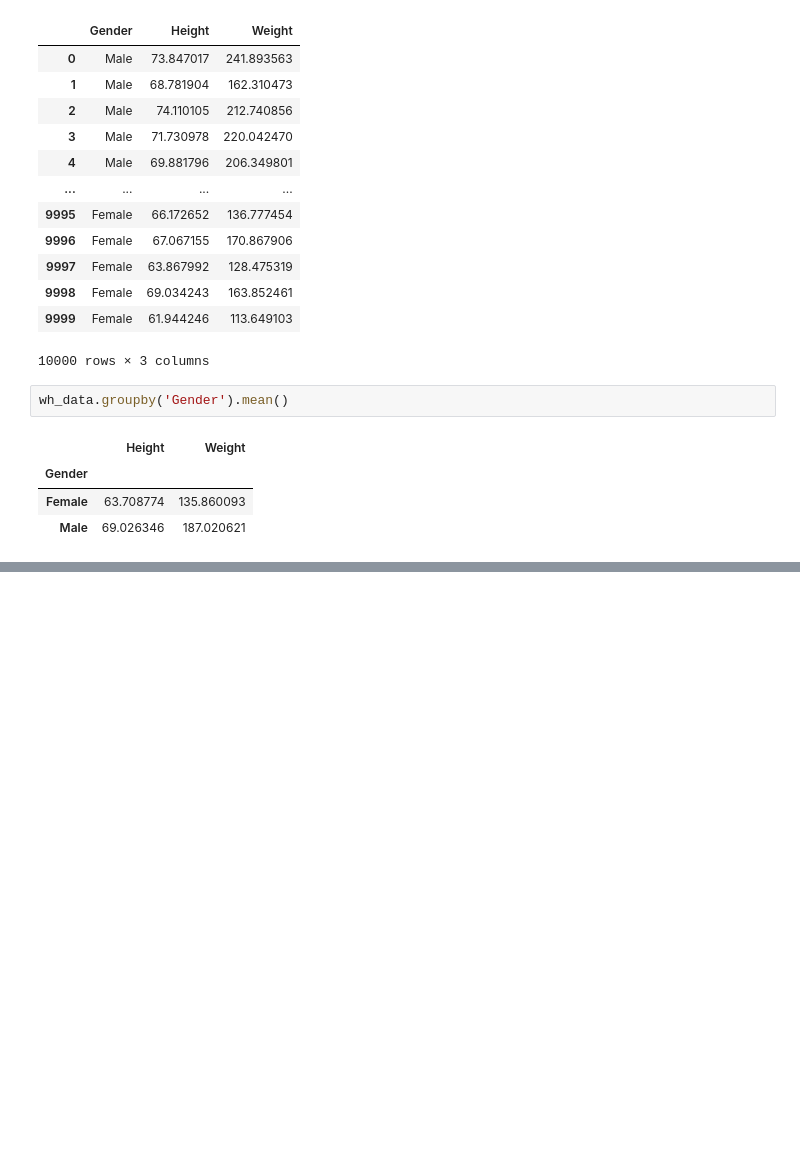
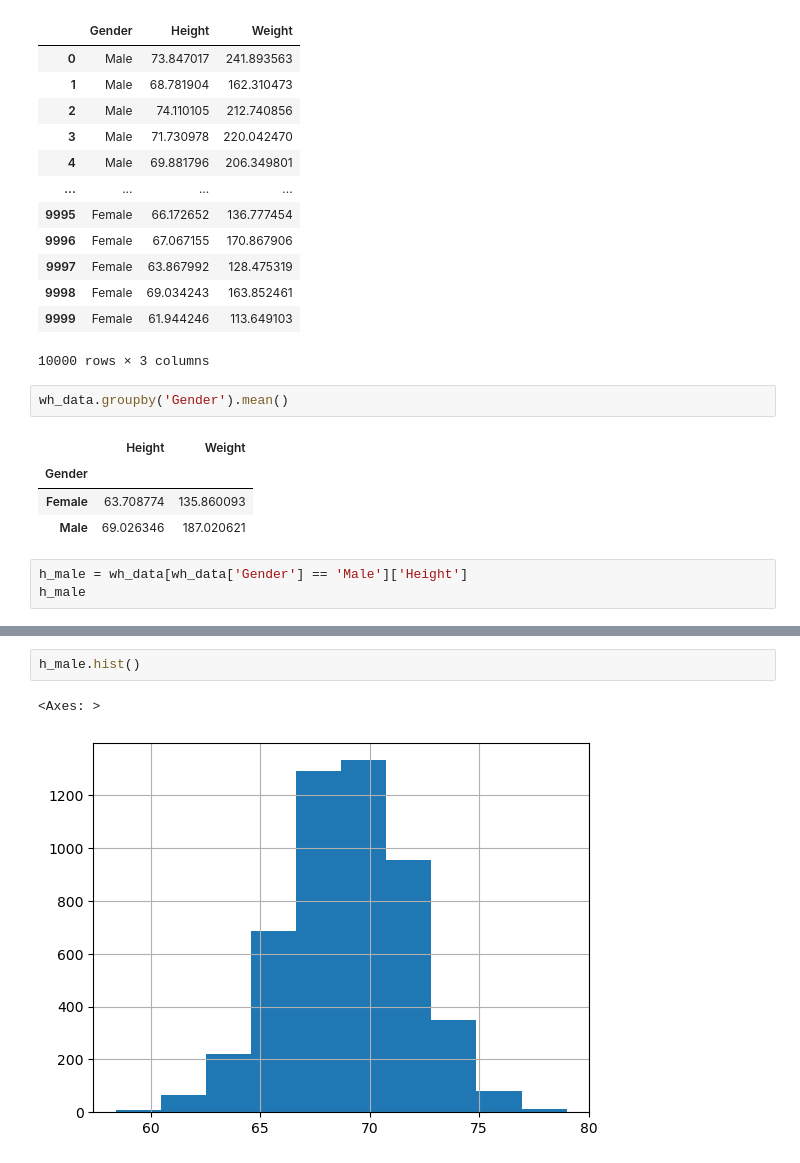
Before and after one commit to BeziKaviani/data-science-ml-learning-path, a Jupyter notebook: 02-descriptive-statistics/descriptive_methods.ipynb, the cells around one changed output, grey strips where cells are left out. Cells and saved outputs as stored; diff of their text form; blank space fills up the shorter version.

Commit message:
create a data from male heights

```diff
--- a/02-descriptive-statistics/descriptive_methods.ipynb
+++ b/02-descriptive-statistics/descriptive_methods.ipynb
@@ -323,3 +323,6 @@ wh_data.groupby('Gender').mean()
 | Gender |  |  |
 | Female | 63.708774 | 135.860093 |
 | Male | 69.026346 | 187.020621 |
+# %%
+h_male = wh_data[wh_data['Gender'] == 'Male']['Height']
+h_male
@@ -325,0 +342,5 @@ wh_data.groupby('Gender').mean()
+# %%
+h_male.hist()
+# %% [output]
+<Axes: >
+[figure, added]
```
Also changed, not shown: parts of 1 cell of this notebook.
